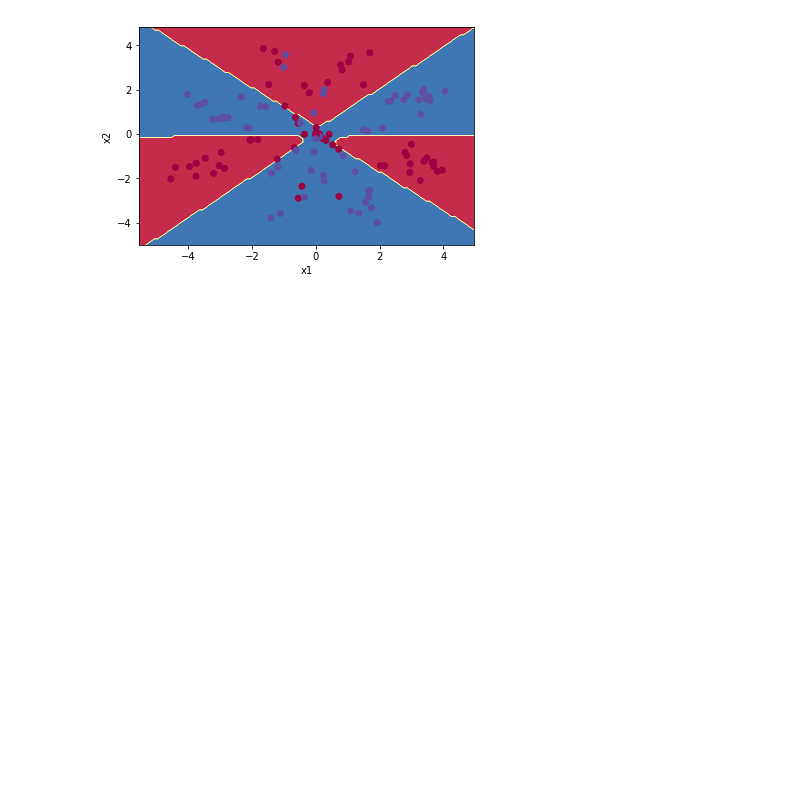
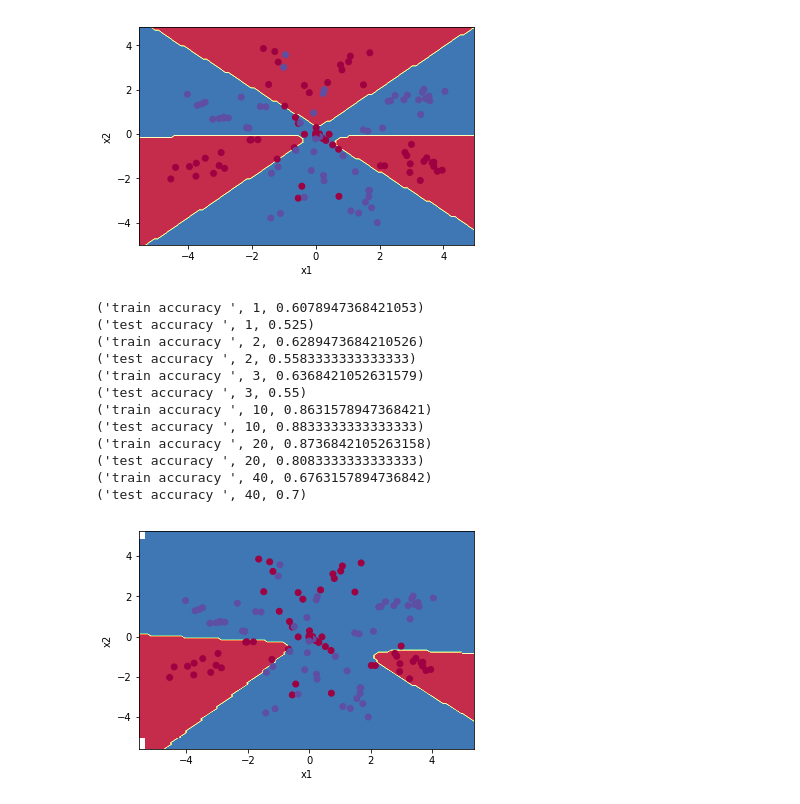
Before and after one commit to saketdingliwal/Decision-Tree, a Jupyter notebook: src/Untitled.ipynb, the cells around one changed output. Saved outputs shown, nothing was run; the diff lists cells and outputs as text; code cells hidden in the pictures; blank space fills up the shorter version.

Commit message:
plots added

```diff
--- a/src/Untitled.ipynb
+++ b/src/Untitled.ipynb
@@ -200,2 +200,28 @@ plot_decision_boundary(lambda x:toy_train.predict(x),test_X,test_Y)
 # %% [output]
 [figure]
+# %%
+units = [1,2,3,10,20,40]
+# %%
+for i in range(len(units)):
+    toy_train = architecture(2,[units[i]],len(X))
+    toy_train.train(X,Y,150,0.1)
+    aft_acc = toy_train.accuracy(X,Y)
+    print ("train accuracy ", units[i],aft_acc)
+    test_accur = toy_train.accuracy(test_X,test_Y)
+    print ("test accuracy ", units[i],test_accur)
+    plot_decision_boundary(lambda x:toy_train.predict(x),X,Y,"neural_train_"+(str)(units[i]))
+    plot_decision_boundary(lambda x:toy_train.predict(x),test_X,test_Y,"neural_test_"+(str)(units[i]))
+# %% [output]
+('train accuracy ', 1, 0.6078947368421053)
+('test accuracy ', 1, 0.525)
+('train accuracy ', 2, 0.6289473684210526)
+('test accuracy ', 2, 0.5583333333333333)
+('train accuracy ', 3, 0.6368421052631579)
+('test accuracy ', 3, 0.55)
+('train accuracy ', 10, 0.8631578947368421)
+('test accuracy ', 10, 0.8833333333333333)
+('train accuracy ', 20, 0.8736842105263158)
+('test accuracy ', 20, 0.8083333333333333)
+('train accuracy ', 40, 0.6763157894736842)
+('test accuracy ', 40, 0.7)
+[figure, added]
```
Also changed, not shown: parts of 5 cells of this notebook, 15 other files.
